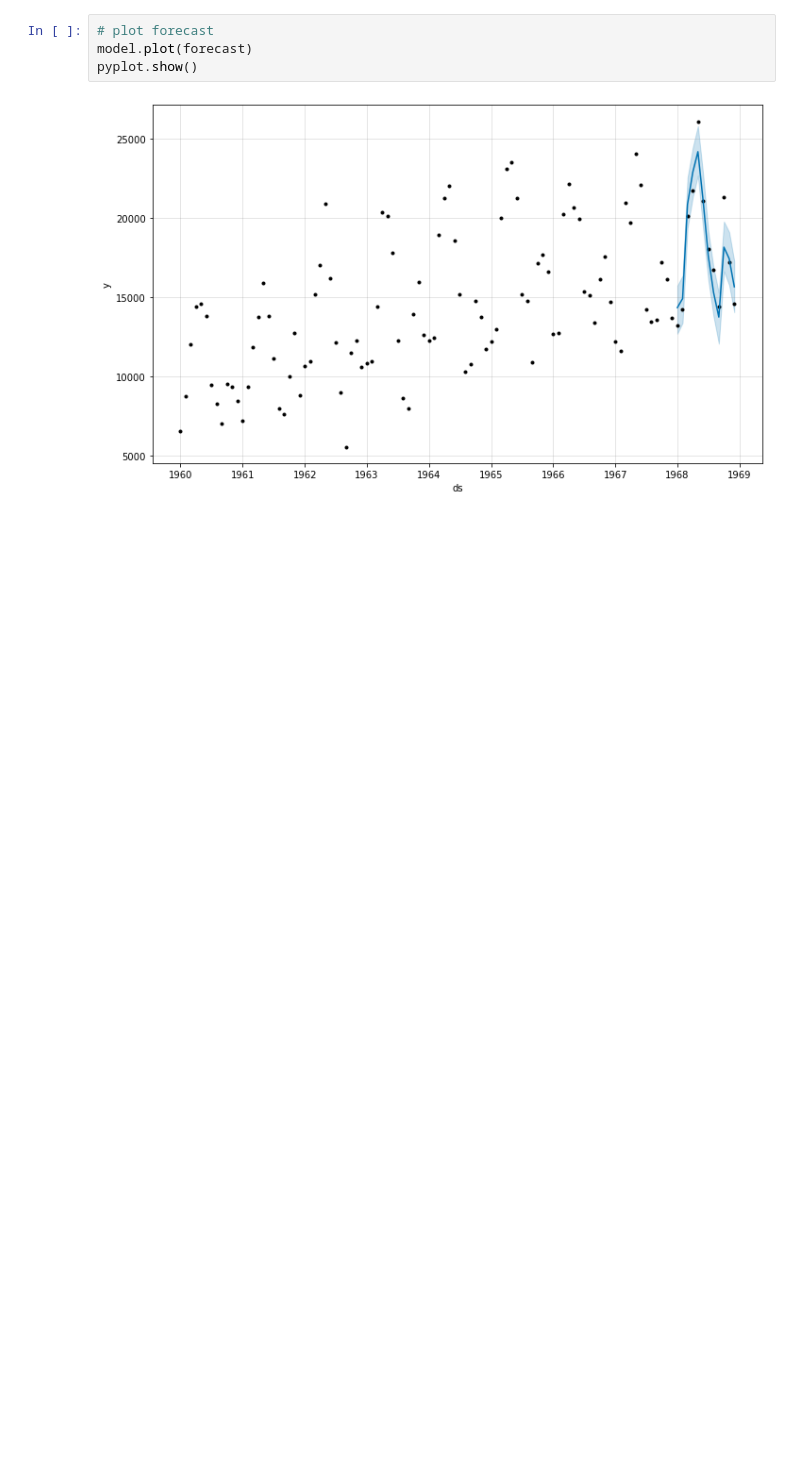
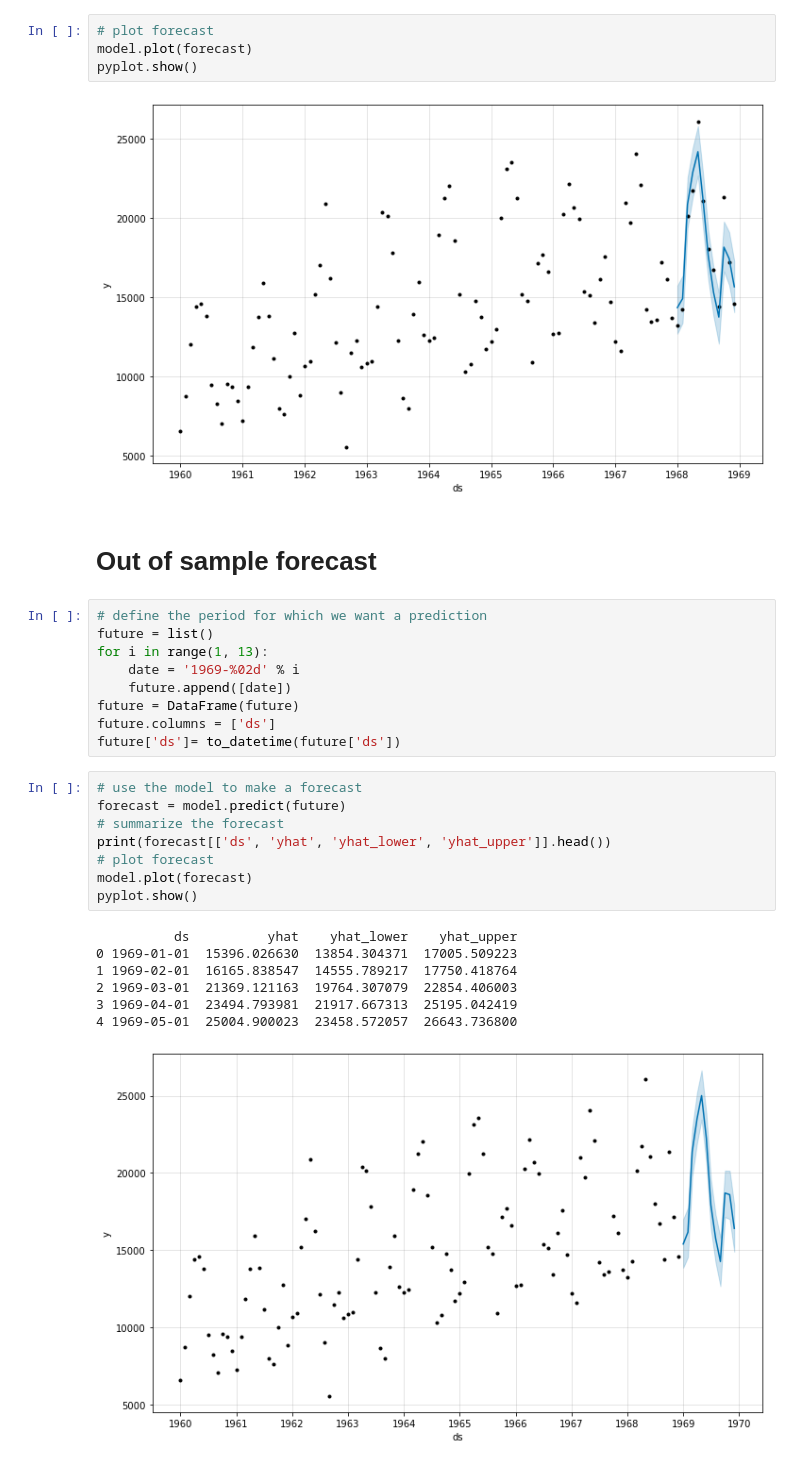
Before and after one commit to Ali-Rizvi-1/Time-Series-Prediction-using-FB-Prophet, a Jupyter notebook: main.ipynb, the cells around one changed output. Saved outputs shown, nothing was run; the diff lists cells and outputs as text; blank space fills up the shorter version.

Commit message:
Out of sample forecast prediction

```diff
--- a/main.ipynb
+++ b/main.ipynb
@@ -86,3 +86,30 @@ model.plot(forecast)
 pyplot.show()
 # %% [output]
 [figure]
+# %% [markdown]
+# Out of sample forecast
+# %%
+# define the period for which we want a prediction
+future = list()
+for i in range(1, 13):
+	date = '1969-%02d' % i
+	future.append([date])
+future = DataFrame(future)
+future.columns = ['ds']
+future['ds']= to_datetime(future['ds'])
+# %%
+# use the model to make a forecast
+forecast = model.predict(future)
+# summarize the forecast
+print(forecast[['ds', 'yhat', 'yhat_lower', 'yhat_upper']].head())
+# plot forecast
+model.plot(forecast)
+pyplot.show()
+# %% [output]
+          ds          yhat    yhat_lower    yhat_upper
+0 1969-01-01  15396.026630  13854.304371  17005.509223
+1 1969-02-01  16165.838547  14555.789217  17750.418764
+2 1969-03-01  21369.121163  19764.307079  22854.406003
+3 1969-04-01  23494.793981  21917.667313  25195.042419
+4 1969-05-01  25004.900023  23458.572057  26643.736800
+[figure, added]
```
